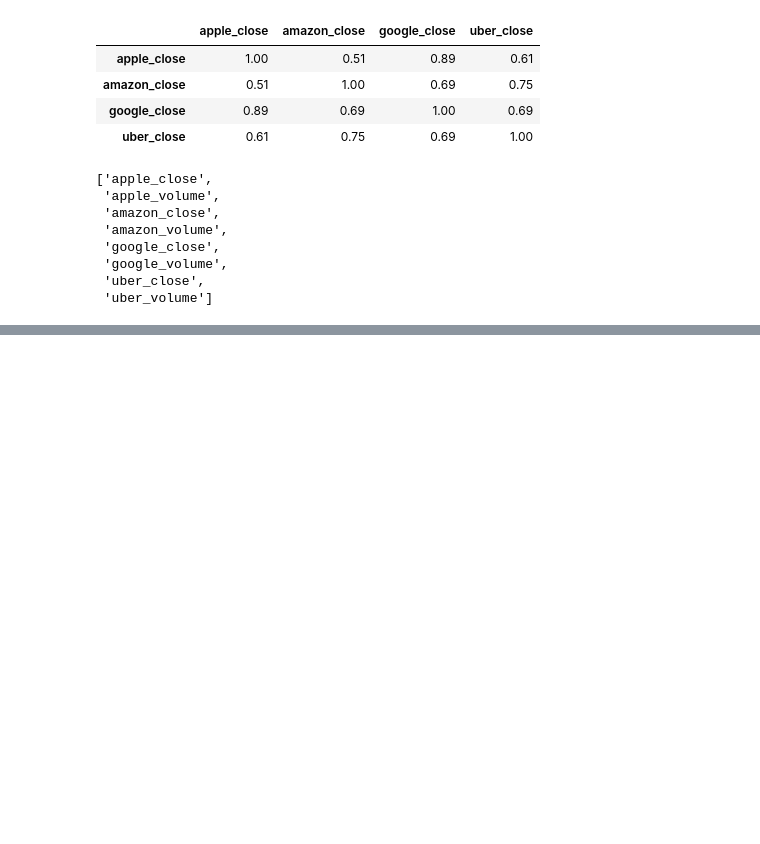
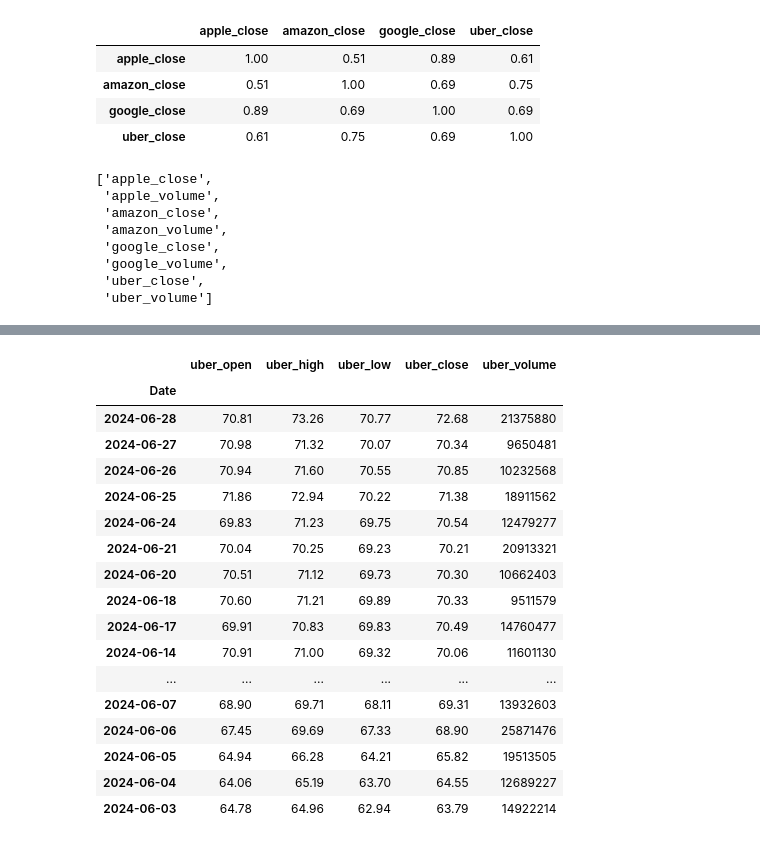
Before and after one commit to maly174/Big-Data, a Jupyter notebook: Untitled2.ipynb, the cells around one changed output, grey strips where cells are left out. Drawn from its saved outputs; the diff is of its cells as text; code cells hidden in the pictures; blank space fills up the shorter version.

```diff
--- a/Untitled2.ipynb
+++ b/Untitled2.ipynb
@@ -328,0 +351,22 @@ closes
+# %%
+uber_6 = uber[(uber.index.month == 6) & (uber.index.year == 2024)]
+uber_6
+# %% [output]
+|  | uber_open | uber_high | uber_low | uber_close | uber_volume |
+| Date |  |  |  |  |  |
+| 2024-06-28 | 70.81 | 73.26 | 70.77 | 72.68 | 21375880 |
+| 2024-06-27 | 70.98 | 71.32 | 70.07 | 70.34 | 9650481 |
+| 2024-06-26 | 70.94 | 71.60 | 70.55 | 70.85 | 10232568 |
+| 2024-06-25 | 71.86 | 72.94 | 70.22 | 71.38 | 18911562 |
+| 2024-06-24 | 69.83 | 71.23 | 69.75 | 70.54 | 12479277 |
+| 2024-06-21 | 70.04 | 70.25 | 69.23 | 70.21 | 20913321 |
+| 2024-06-20 | 70.51 | 71.12 | 69.73 | 70.30 | 10662403 |
+| 2024-06-18 | 70.60 | 71.21 | 69.89 | 70.33 | 9511579 |
+| 2024-06-17 | 69.91 | 70.83 | 69.83 | 70.49 | 14760477 |
+| 2024-06-14 | 70.91 | 71.00 | 69.32 | 70.06 | 11601130 |
+| ... | ... | ... | ... | ... | ... |
+| 2024-06-07 | 68.90 | 69.71 | 68.11 | 69.31 | 13932603 |
+| 2024-06-06 | 67.45 | 69.69 | 67.33 | 68.90 | 25871476 |
+| 2024-06-05 | 64.94 | 66.28 | 64.21 | 65.82 | 19513505 |
+| 2024-06-04 | 64.06 | 65.19 | 63.70 | 64.55 | 12689227 |
+| 2024-06-03 | 64.78 | 64.96 | 62.94 | 63.79 | 14922214 |
```
Also changed, not shown: parts of 6 cells of this notebook.
